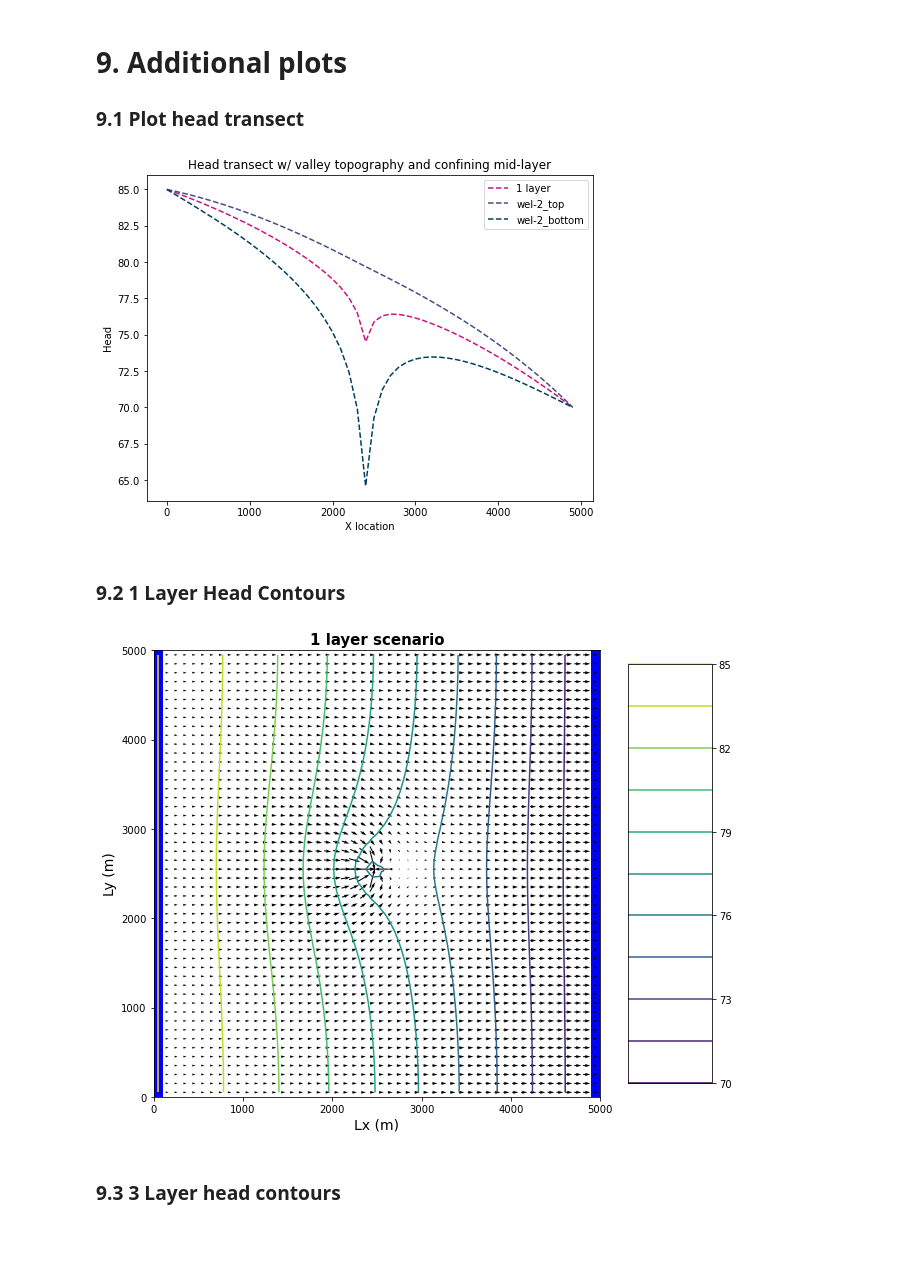
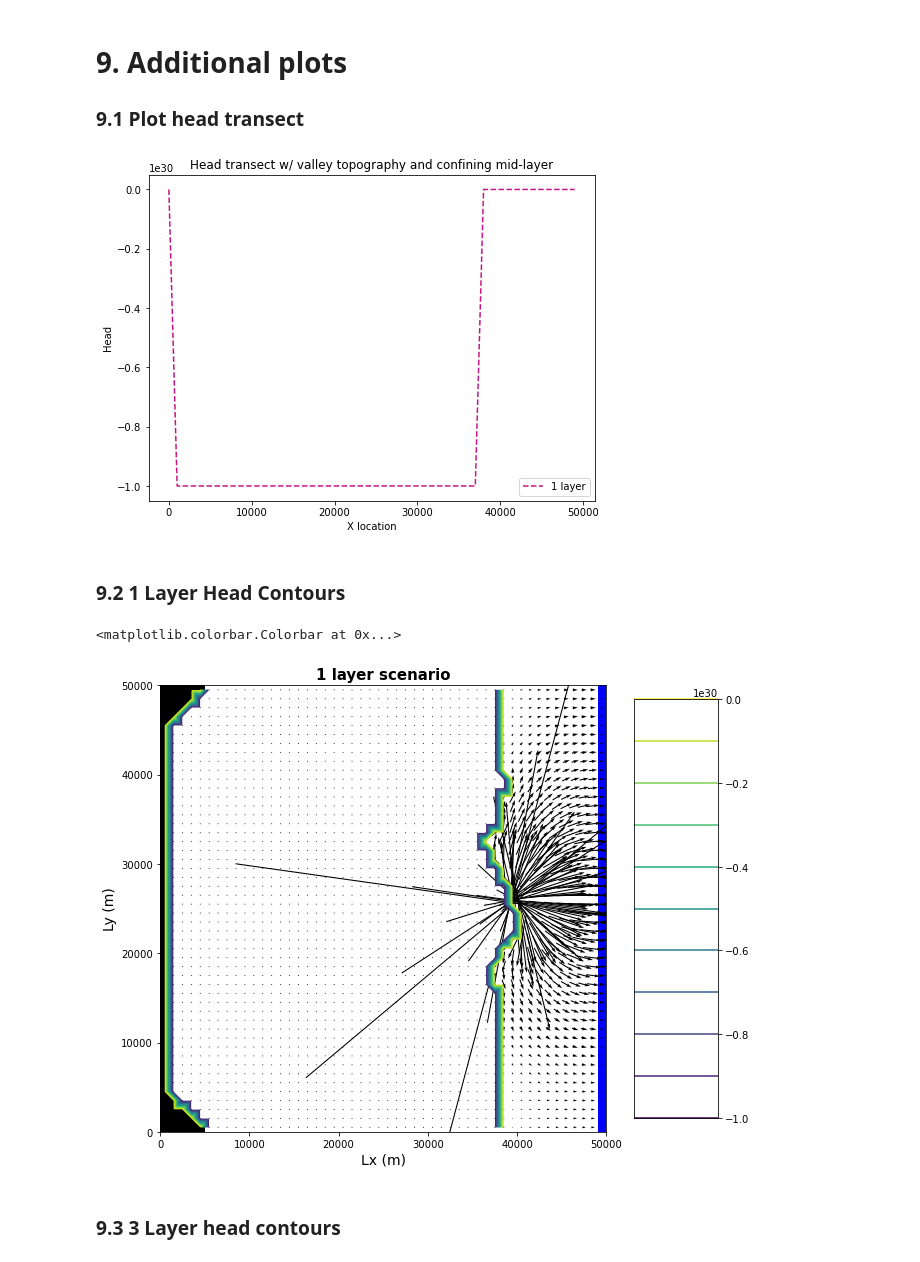
Before and after one commit to GW-modelling-Spring2022/homework-david-edu-morales, a Jupyter notebook: Working/HW12_WatershedModel/project2.ipynb, the cells around one changed output. Drawn from its saved outputs; the diff is of its cells as text; code cells hidden in the pictures.

```diff
--- a/Working/HW12_WatershedModel/project2.ipynb
+++ b/Working/HW12_WatershedModel/project2.ipynb
@@ -723,10 +421,10 @@ fig4 = plt.figure(figsize=(8,6))
 ax = fig4.add_subplot(1, 1, 1)
 
 
-x=np.arange(0,5000,100)
-plt.plot(x,head1[0,int(well_row),:], color='mediumvioletred', markersize=4, linestyle='--', label="1 layer")
-plt.plot(x,head3[0,int(well_row),:], color='#444e86', markersize=4, linestyle='--', label="wel-2_top")
-plt.plot(x,head3[2,int(well_row),:], color='#003f5c', markersize=4, linestyle='--', label="wel-2_bottom")
+x=np.arange(0,50000,1000)
+plt.plot(x,head_arr[0,int(well_row),:], color='mediumvioletred', markersize=4, linestyle='--', label="1 layer")
+#plt.plot(x,head3[0,int(well_row),:], color='#444e86', markersize=4, linestyle='--', label="wel-2_top")
+#plt.plot(x,head3[2,int(well_row),:], color='#003f5c', markersize=4, linestyle='--', label="wel-2_bottom")
 #plt.plot(x,head3w1[0,int(well_row),:], color='#dd5182', markersize=4, linestyle='--', label="wel-1_top*")
 #plt.plot(x,head3w1[2,int(well_row),:], color='#955196', markersize=4, linestyle='--', label="wel-1_bottom*")
 #plt.plot(x,head3w0[0,int(well_row),:], color='#ff6e54', markersize=4, linestyle='--', label="wel-0_top")
@@ -739,31 +437,32 @@ plt.legend()
 plt.savefig(img_path+'head-transects_ch3')
 # plt.savefig('Head_Transect.png')
 # %% [output]
-[figure, old version]
+[figure, new version]
 # %% [markdown]
 ### 9.2 1 Layer Head Contours
 # %%
 #f, axes = plt.subplots(ncols=1, nrows=2, figsize=(5, 10))
 fig3=plt.figure(figsize=(10,10))
 
-modelmap = flopy.plot.PlotMapView(model=m1, layer=0) #use modelmap to attach plot to model
+modelmap = flopy.plot.PlotMapView(model=m3, layer=0) #use modelmap to attach plot to model
 #grid = modelmap.plot_grid() #plot model grid
 qm = modelmap.plot_ibound()
-contour_levels = np.linspace(head1[0].min(),head1[0].max(),11) #set contour levels for contouring head
-head_contours = modelmap.contour_array(head1, levels=contour_levels) #create head contours
-flows = modelmap.plot_discharge(frf1[0], fff1[0], head=head1) #create discharge arrows
+contour_levels = np.linspace(head_arr[0].min(),head_arr[0].max(),11) #set contour levels for contouring head
+head_contours = modelmap.contour_array(head_arr, levels=contour_levels) #create head contours
+flows = modelmap.plot_discharge(frf[0], fff[0], head=head_arr) #create discharge arrows
 
 #display parameters
 plt.xlabel('Lx (m)',fontsize = 14)
 plt.ylabel('Ly (m)',fontsize = 14)
 plt.title('1 layer scenario', fontsize = 15, fontweight = 'bold')
 plt.colorbar(head_contours,aspect=5)
 
-plt.savefig(img_path+'contour-map_'+m1_fig)
+#plt.savefig(img_path+'contour-map_'+m1_fig)
 #plt.show(modelmap)
 #plt.savefig('WellScenario_vectors.png')
 # %% [output]
+<matplotlib.colorbar.Colorbar at 0x...>
-[figure, old version]
+[figure, new version]
 # %% [markdown]
 ### 9.3 3 Layer head contours
 # %%
```
Also changed, not shown: parts of 15 cells of this notebook, 5 other files.
